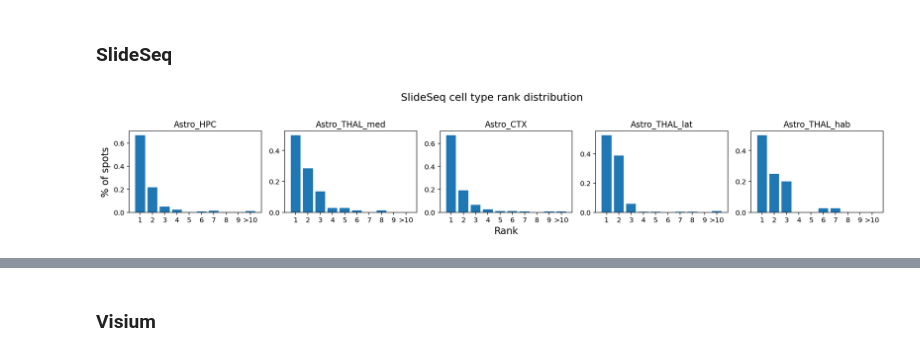
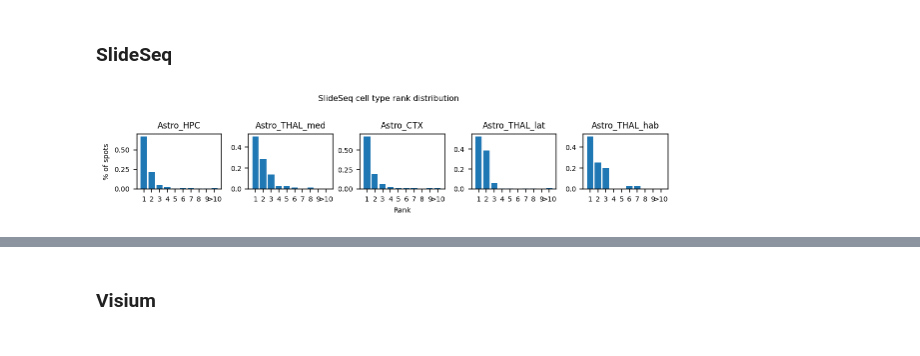
Before and after one commit to vitkl/cell2location_paper, a Jupyter notebook: notebooks/mouse_brain_visium/FigS10_SlideSeq_V2_more_than_10.ipynb, the cells around one changed output, grey strips where cells are left out. Saved outputs shown, nothing was run; the diff lists cells and outputs as text; code cells hidden in the pictures.

Commit message:
updated Fig S10 plots with editable text

```diff
--- a/notebooks/mouse_brain_visium/FigS10_SlideSeq_V2_more_than_10.ipynb
+++ b/notebooks/mouse_brain_visium/FigS10_SlideSeq_V2_more_than_10.ipynb
@@ -11,6 +11,13 @@ import numpy as np
 import os
 import matplotlib.pyplot as plt
 import matplotlib
+
+matplotlib.rcParams['pdf.fonttype'] = 42
+matplotlib.rcParams['font.size'] = 7
+matplotlib.rcParams['figure.figsize'] = (8, 6)
+matplotlib.rcParams['savefig.dpi'] = 250
+
+
 
 data_type = 'float32'
 
@@ -66,38 +73,38 @@ def plot_10_first(series, n=10):
 
     plt.xticks(range(1, n+1), list(range(1, n)) + [f'>{n}'])
 
     plt.bar(x, y)
 
 def to_rank(a):
     return (-a).argsort(axis=1).argsort(axis=1)
 
 rank_df = mean_spot.copy()
 
 
 rank_df[:] = to_rank(rank_df.values)
 
 # genes_of_interest = [c for c in mean_cols if 'Astro' in c]
 genes_of_interest = ['mean_nUMI_factorsAstro_HPC', 'mean_nUMI_factorsAstro_THAL_med', 'mean_nUMI_factorsAstro_CTX',
                      'mean_nUMI_factorsAstro_THAL_lat',  'mean_nUMI_factorsAstro_THAL_hab']
 
 
-plt.figure(figsize=(16, 3))
+plt.figure(figsize=(8, 1.7))
 
-plt.suptitle('SlideSeq cell type rank distribution', y=1.015, size=15)
+plt.suptitle('SlideSeq cell type rank distribution', y=1.015, size=8)
 
 for num, gene in enumerate(genes_of_interest):
     plt.subplot(1, 5, num + 1)
     plt.title(gene.replace('mean_nUMI_factors', ''))
     tmp = rank_df[mean_spot[gene] > 60]
     plot_10_first(tmp[gene].value_counts(sort=False).sort_index())
     if num == 2:
-        plt.xlabel('Rank', size=14)
+        plt.xlabel('Rank')
     if num == 0:
-        plt.ylabel('% of spots', size=14)
+        plt.ylabel('% of spots')
 plt.tight_layout()
 plt.savefig('S10b_slideseq_astro.pdf', bbox_inches='tight')
 # %% [output]
-[figure, old version]
+[figure, new version]
 # %%
 adata_vis.obs['cell_types_count'] = (adata_vis.obs[mean_cols].values > 40).sum(axis=1)
 type_conts = adata_vis.obs['cell_types_count'].value_counts()
```
Also changed, not shown: parts of 6 cells of this notebook, 6 other files.
